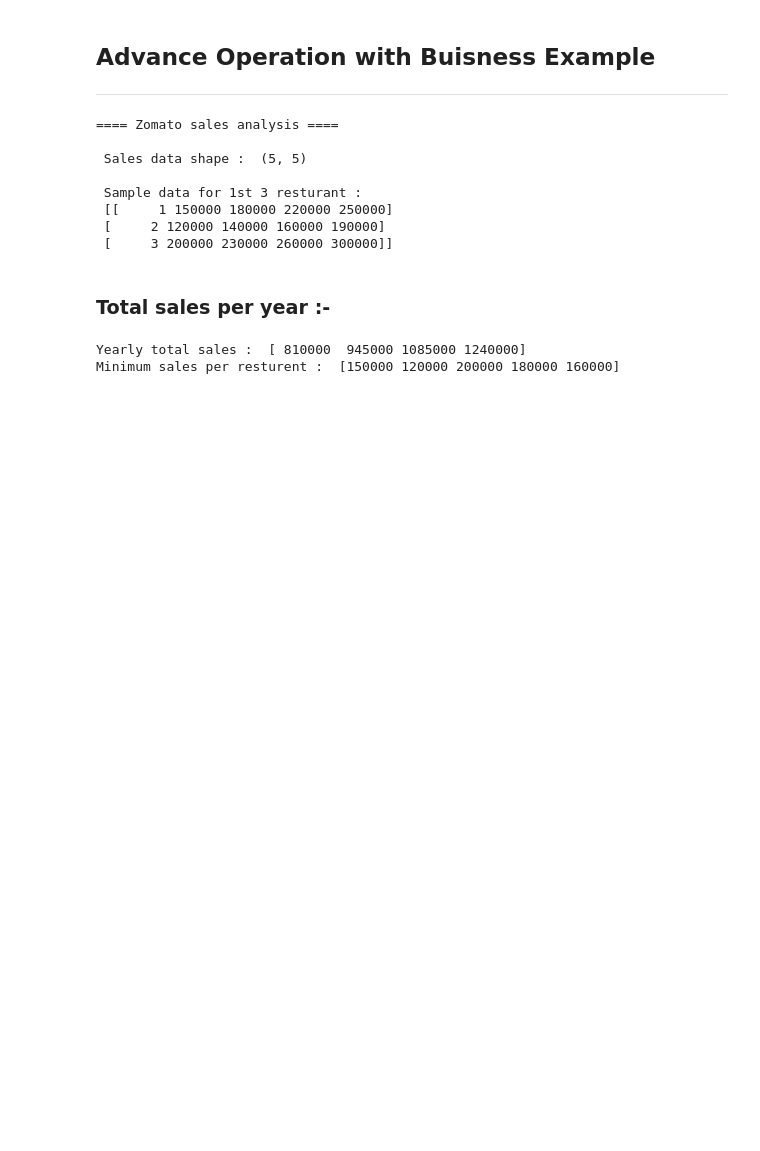
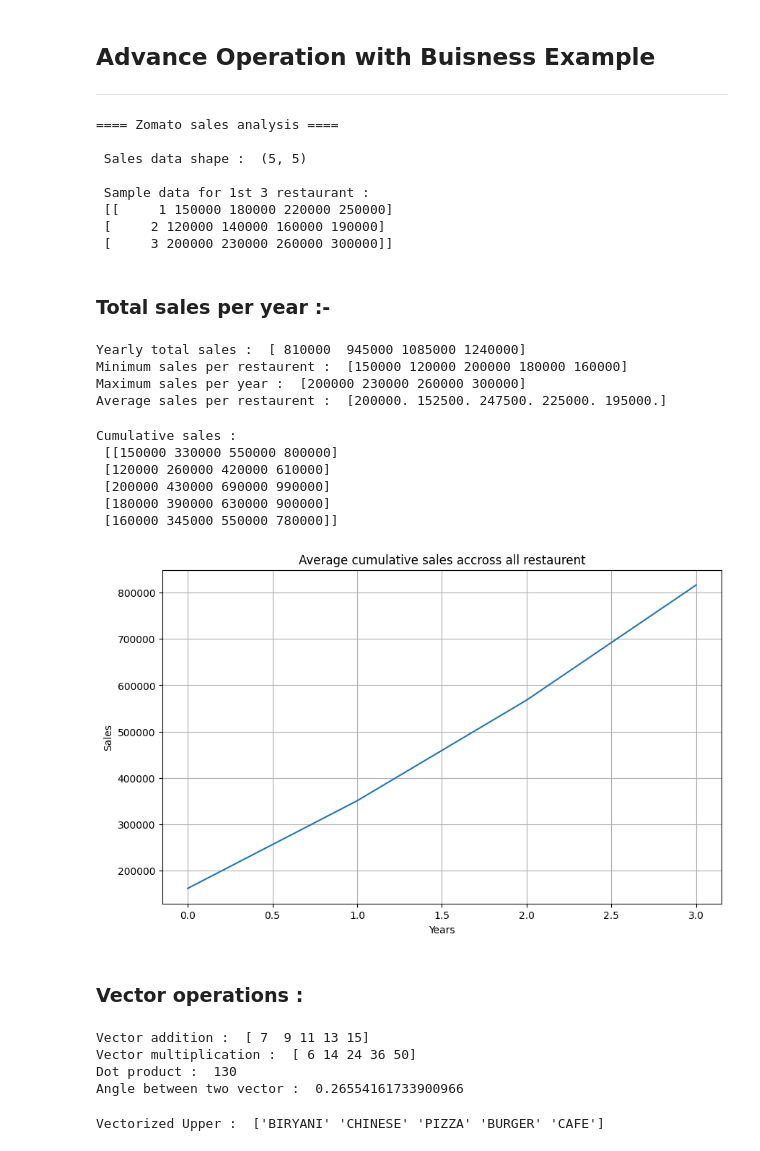
Before and after one commit to SHREYAN-DEY/Data-science, a Jupyter notebook: numpy/phase-3.ipynb, the cells around one changed output. Drawn from its saved outputs; the diff is of its cells as text; code cells hidden in the pictures; blank space fills up the shorter version.

```diff
--- a/numpy/phase-3.ipynb
+++ b/numpy/phase-3.ipynb
@@ -5,7 +5,7 @@
 import numpy as np
 import matplotlib.pyplot as plt
 # %%
-# Data structure: [resturant_id, 2021, 2022, 2023, 2024]
+# Data structure: [restaurant_id, 2021, 2022, 2023, 2024]
 sales_data = np.array([
     [1, 150000, 180000, 220000, 250000],    # Paradise Biryani
     [2, 120000, 140000, 160000, 190000],    # Beijing Bites
@@ -18,14 +18,14 @@ sales_data = np.array([
 print("==== Zomato sales analysis ====")
 
 print("\n Sales data shape : ", sales_data.shape)
-print("\n Sample data for 1st 3 resturant : \n", sales_data[0:3])
-# print("\n Sample data for 1st 3 resturant : \n", sales_data[: , 1:])
+print("\n Sample data for 1st 3 restaurant : \n", sales_data[0:3])
+# print("\n Sample data for 1st 3 restaurant : \n", sales_data[: , 1:])
 # %% [output]
 ==== Zomato sales analysis ====
 
  Sales data shape :  (5, 5)
 
- Sample data for 1st 3 resturant :
+ Sample data for 1st 3 restaurant :
  [[     1 150000 180000 220000 250000]
  [     2 120000 140000 160000 190000]
  [     3 200000 230000 260000 300000]]
@@ -37,9 +37,63 @@ print("\n Sample data for 1st 3 resturant : \n", sales_data[0:3])
 yearly_total = np.sum(sales_data[: , 1:], axis=0)
 print("Yearly total sales : ", yearly_total)
 
-# MINIMUM SALES PER RESTURENT
+# MINIMUM SALES PER RESTAURENT
 min_sales = np.min(sales_data[: , 1:], axis=1)
-print("Minimum sales per resturent : ", min_sales)
+print("Minimum sales per restaurent : ", min_sales)
+
+#MAXIMUM SALES PER YEAR
+max_sales = np.max(sales_data[:, 1:], axis=0)
+print("Maximum sales per year : ",max_sales)
+
+# AVERAGE SALES PER RESTAURENT
+avg_sales = np.average(sales_data[:,1:], axis=1)
+print("Average sales per restaurent : ", avg_sales)
 # %% [output]
 Yearly total sales :  [ 810000  945000 1085000 1240000]
-Minimum sales per resturent :  [150000 120000 200000 180000 160000]
+Minimum sales per restaurent :  [150000 120000 200000 180000 160000]
+Maximum sales per year :  [200000 230000 260000 300000]
+Average sales per restaurent :  [200000. 152500. 247500. 225000. 195000.]
+# %%
+# Cumulative sales
+cumulative_sum = np.cumsum(sales_data[:, 1:], axis=1)
+print("Cumulative sales : \n", cumulative_sum)
+
+plt.figure(figsize=(10, 6))
+plt.plot(np.mean(cumulative_sum, axis=0))
+plt.title("Average cumulative sales accross all restaurent")
+plt.xlabel("Years")
+plt.ylabel("Sales")
+plt.grid(True)
+plt.show()
+# %% [output]
+Cumulative sales :
+ [[150000 330000 550000 800000]
+ [120000 260000 420000 610000]
+ [200000 430000 690000 990000]
+ [180000 390000 630000 900000]
+ [160000 345000 550000 780000]]
+[figure, added]
+# %% [markdown]
+### Vector operations :
+# %%
+vector1 = np.array([1, 2, 3, 4, 5])
+vector2 = np.array([6, 7, 8, 9, 10])
+
+print("Vector addition : ", vector1 + vector2)
+print("Vector multiplication : ", vector1 * vector2)
+print("Dot product : ", np.dot(vector1, vector2))
+
+#angle b/w two vector
+angle = np.arccos(np.dot(vector1, vector2) / (np.linalg.norm(vector1) * np.linalg.norm(vector2)))
+print("Angle between two vector : ", angle)
+# %% [output]
+Vector addition :  [ 7  9 11 13 15]
+Vector multiplication :  [ 6 14 24 36 50]
+Dot product :  130
+Angle between two vector :  0.26554161733900966
+# %%
+restaurent_types = np.array(['biryani', 'chinese', 'pizza', 'burger', 'cafe'])
+vectorized_upper = np.vectorize(str.upper)
+print("Vectorized Upper : ", vectorized_upper(restaurent_types))
+# %% [output]
+Vectorized Upper :  ['BIRYANI' 'CHINESE' 'PIZZA' 'BURGER' 'CAFE']
```
Also changed, not shown: parts of 1 cell of this notebook.
